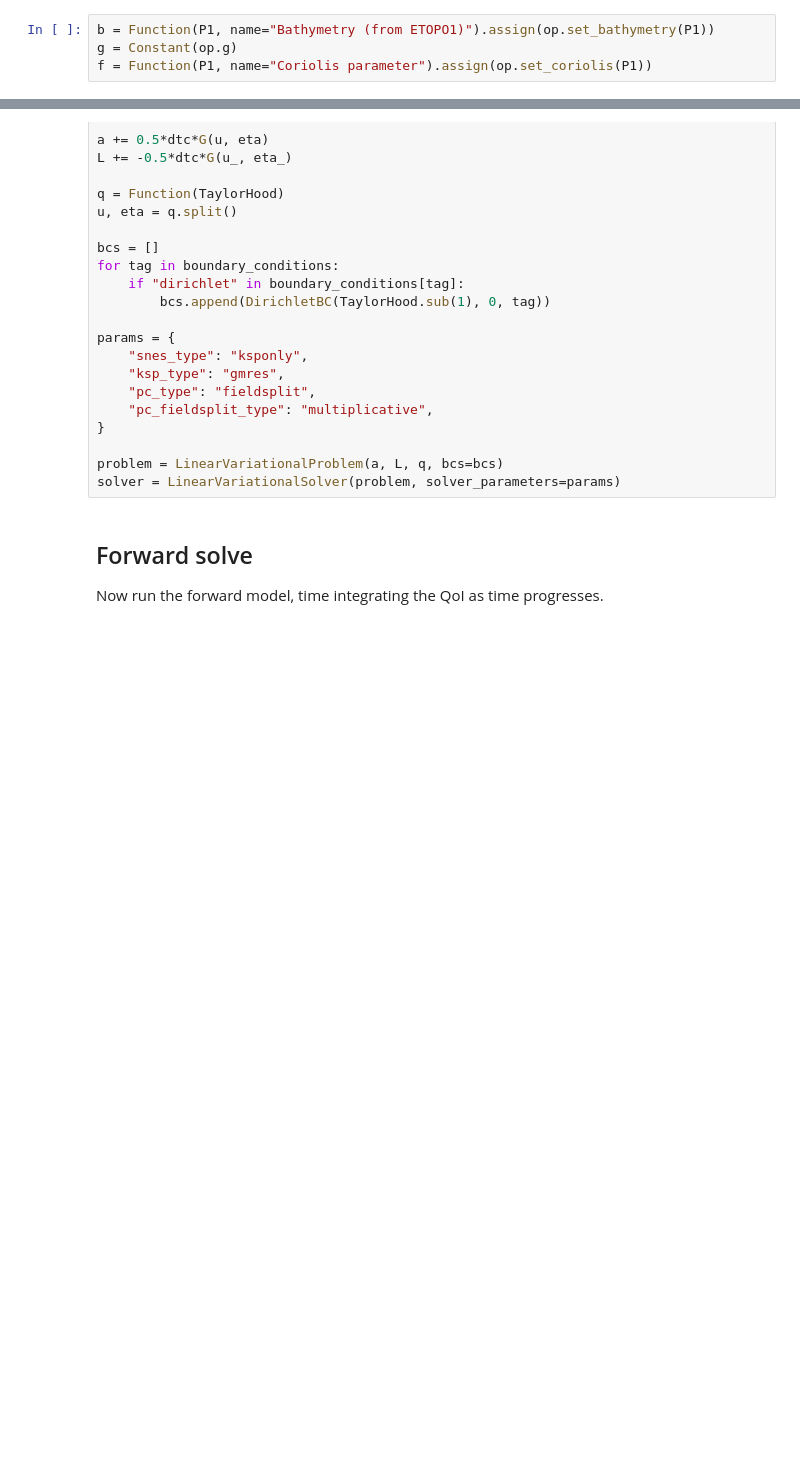
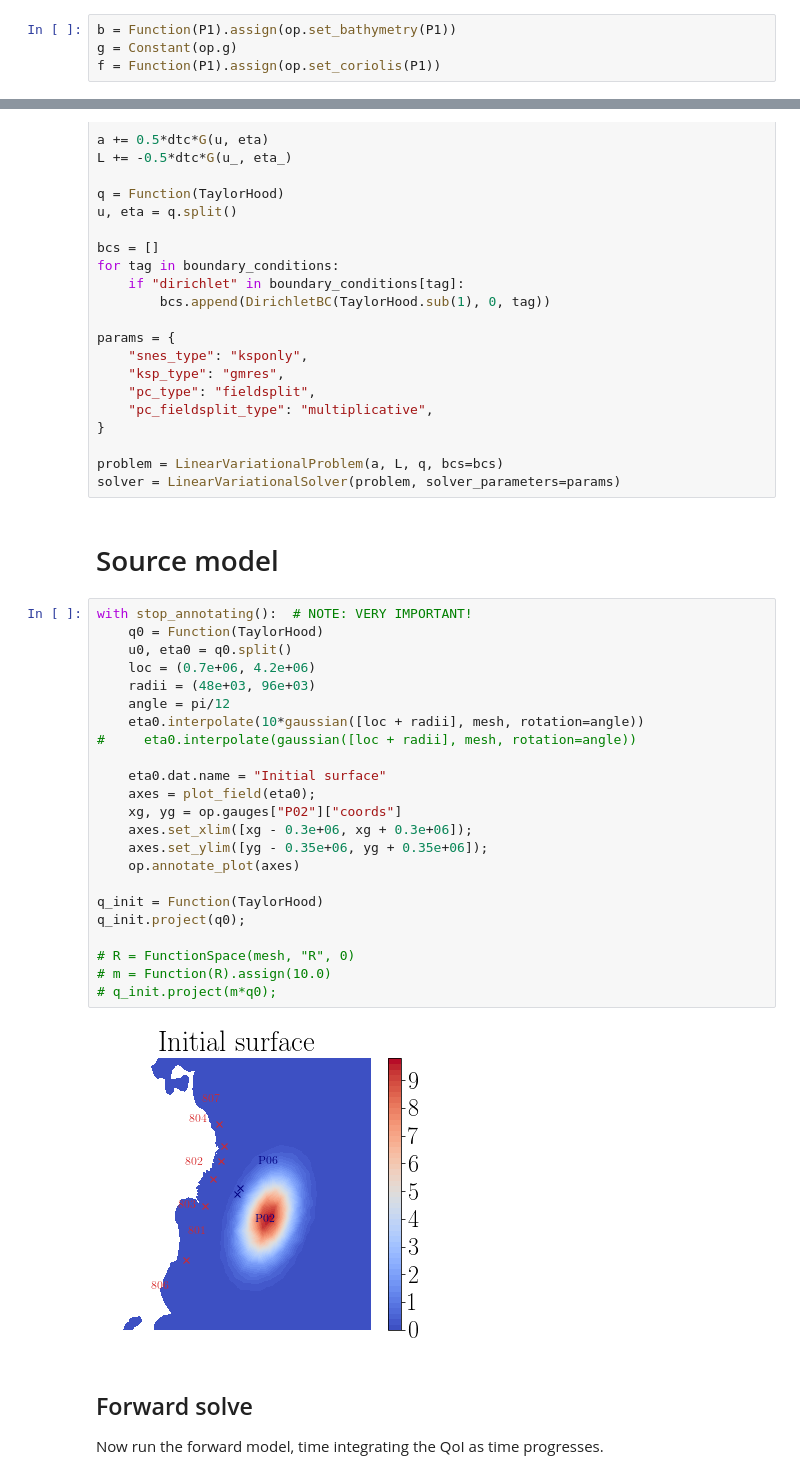
Before and after one commit to jwallwork23/adapt_utils_notebooks, a Jupyter notebook: case_studies/tohoku/invert-tsunami-alone.ipynb, the cells around one changed output, grey strips where cells are left out. Saved outputs shown, nothing was run; the diff lists cells and outputs as text; blank space fills up the shorter version.

```diff
--- a/case_studies/tohoku/invert-tsunami-alone.ipynb
+++ b/case_studies/tohoku/invert-tsunami-alone.ipynb
@@ -52,6 +46,6 @@ P2_vec = VectorFunctionSpace(mesh, "CG", 2)
 P1 = FunctionSpace(mesh, "CG", 1)
 TaylorHood = P2_vec*P1
 # %%
-b = Function(P1, name="Bathymetry (from ETOPO1)").assign(op.set_bathymetry(P1))
+b = Function(P1).assign(op.set_bathymetry(P1))
 g = Constant(op.g)
-f = Function(P1, name="Coriolis parameter").assign(op.set_coriolis(P1))
+f = Function(P1).assign(op.set_coriolis(P1))
@@ -105,6 +93,33 @@ params = {
 
 problem = LinearVariationalProblem(a, L, q, bcs=bcs)
 solver = LinearVariationalSolver(problem, solver_parameters=params)
+# %% [markdown]
+# Source model
+# %%
+with stop_annotating():  # NOTE: VERY IMPORTANT!
+    q0 = Function(TaylorHood)
+    u0, eta0 = q0.split()
+    loc = (0.7e+06, 4.2e+06)
+    radii = (48e+03, 96e+03)
+    angle = pi/12
+    eta0.interpolate(10*gaussian([loc + radii], mesh, rotation=angle))
+#     eta0.interpolate(gaussian([loc + radii], mesh, rotation=angle))
+
+    eta0.dat.name = "Initial surface"
+    axes = plot_field(eta0);
+    xg, yg = op.gauges["P02"]["coords"]
+    axes.set_xlim([xg - 0.3e+06, xg + 0.3e+06]);
+    axes.set_ylim([yg - 0.35e+06, yg + 0.35e+06]);
+    op.annotate_plot(axes)
+
+q_init = Function(TaylorHood)
+q_init.project(q0);
+
+# R = FunctionSpace(mesh, "R", 0)
+# m = Function(R).assign(10.0)
+# q_init.project(m*q0);
+# %% [output]
+[figure, added]
 # %% [markdown]
 ## Forward solve
 
```
Also changed, not shown: parts of 21 cells of this notebook, 2 other files.
